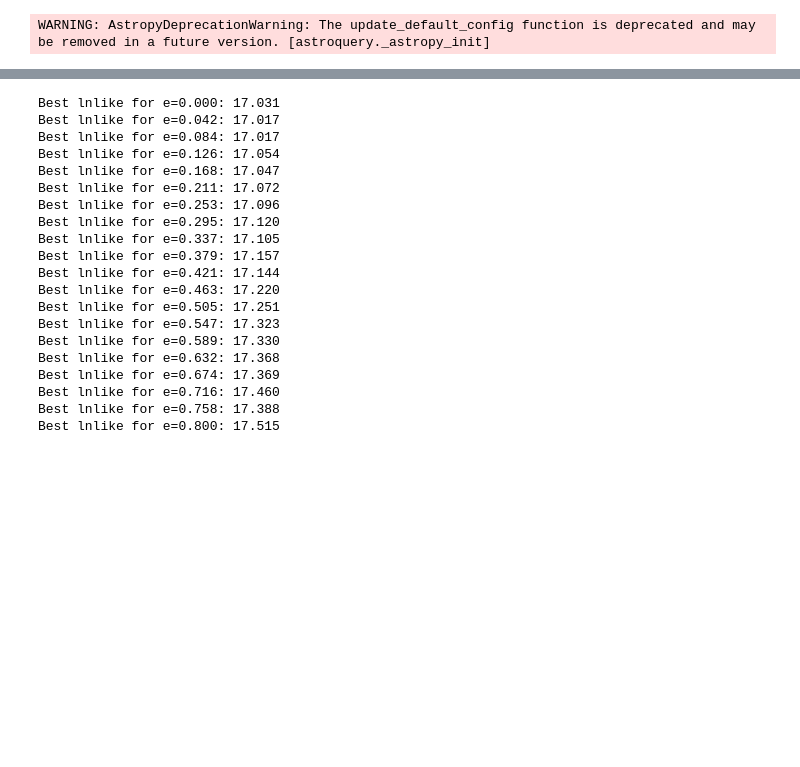
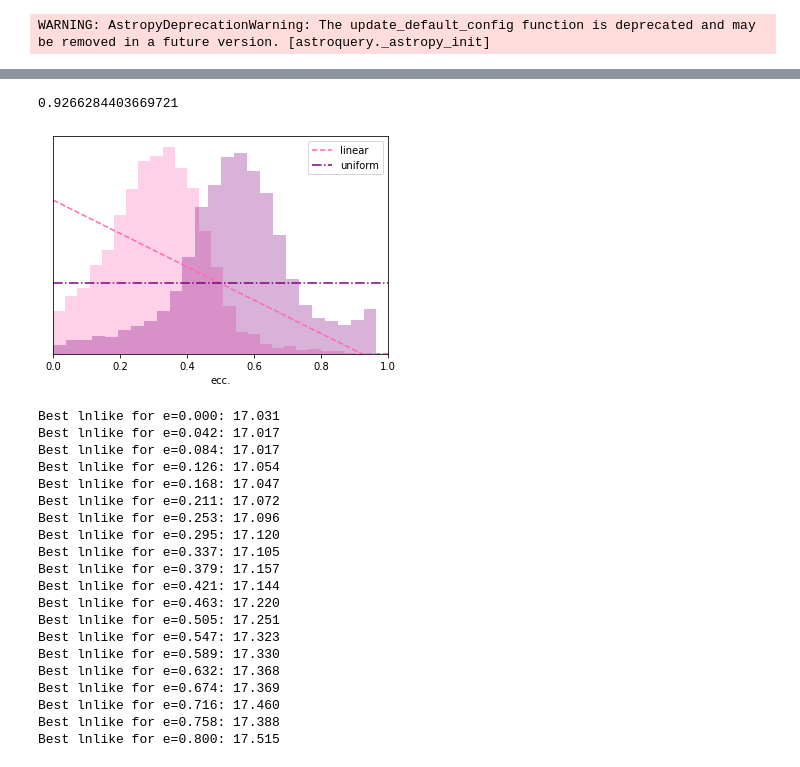
Before and after one commit to sblunt/hip65426, a Jupyter notebook: orbit_plots.ipynb, the cells around one changed output, grey strips where cells are left out. Cells and saved outputs as stored; diff of their text form; code cells hidden in the pictures; blank space fills up the shorter version.

```diff
--- a/orbit_plots.ipynb
+++ b/orbit_plots.ipynb
@@ -138,27 +138,30 @@ plt.savefig('results/plots/rv_meas.png', dpi=250)
 # %%
 # compare the eccentricity posteriors using different priors
 
 plt.figure()
 colors=['hotpink', 'purple']
 for i, res in enumerate([lin_ecc_results, twograv_results]):
-    plt.hist(res.post[:, res.system.param_idx['ecc1']], bins=50, color=colors[i], alpha=0.3, density=True)
+    plt.hist(res.post[:, res.system.param_idx['ecc1']], bins=25, color=colors[i], alpha=0.3, density=True)
 
 # overplot the prior in each case
 m = -2.18
 b = 2.01
 xplot = np.array([0, -b/m, 1])
 norm = -0.5*b**2/m
 print(norm)
 yplot = (m * xplot + b) / norm
 yplot[-1] = 0
 
 plt.plot(xplot, yplot, color=colors[0], ls='--', label='linear')
 plt.plot(xplot, np.ones(len(xplot)), color=colors[1], ls='-.', label='uniform')
 plt.xlim(0,1)
 plt.legend()
 plt.yticks([])
 plt.xlabel('ecc.')
 plt.savefig('results/plots/ecc_compare.png', dpi=250)
+# %% [output]
+0.9266284403669721
+[figure, added]
 # %%
 # plot the log-likelihoods for the fixed eccentricity posterior vs the accepted one
 
```
Also changed, not shown: parts of 3 cells of this notebook.
